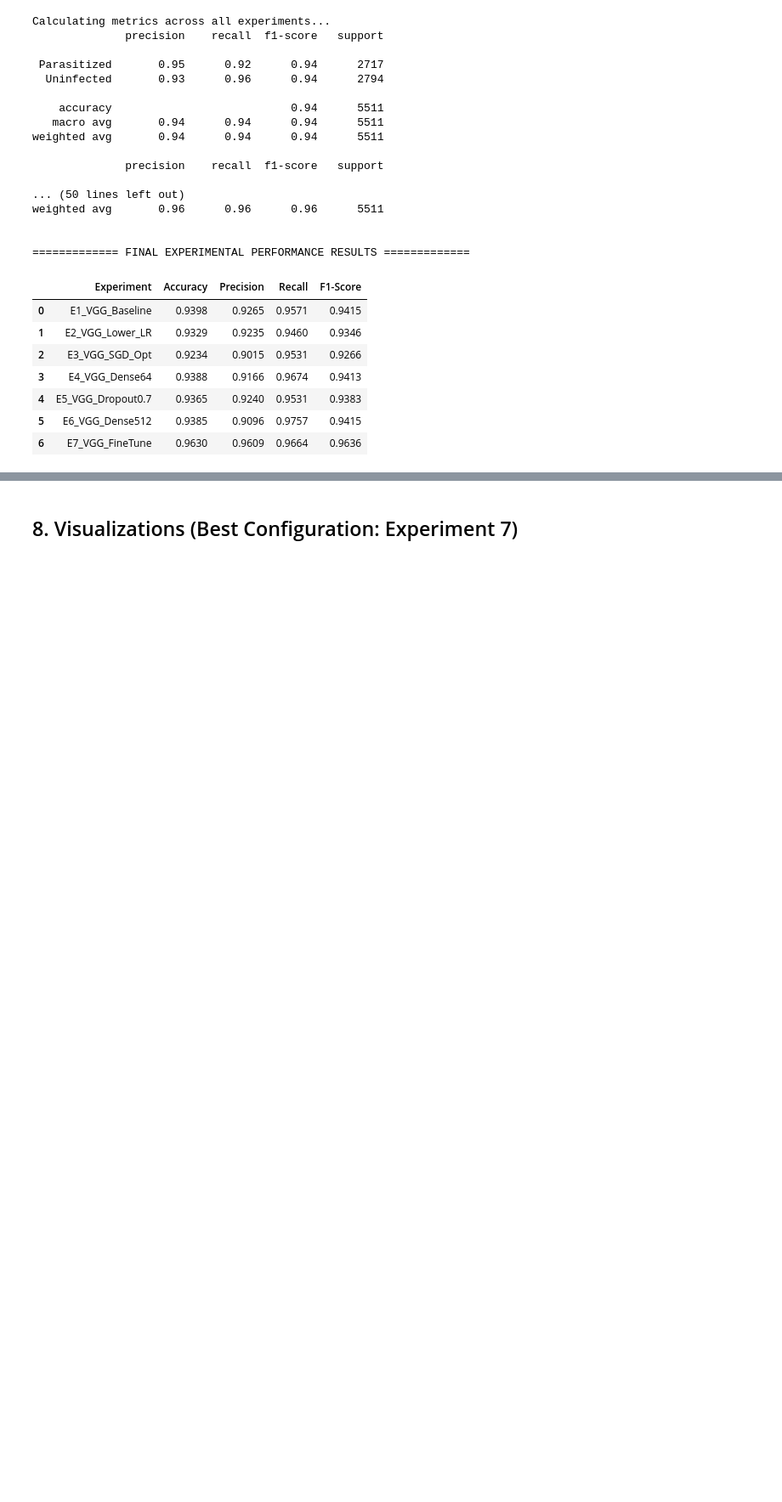
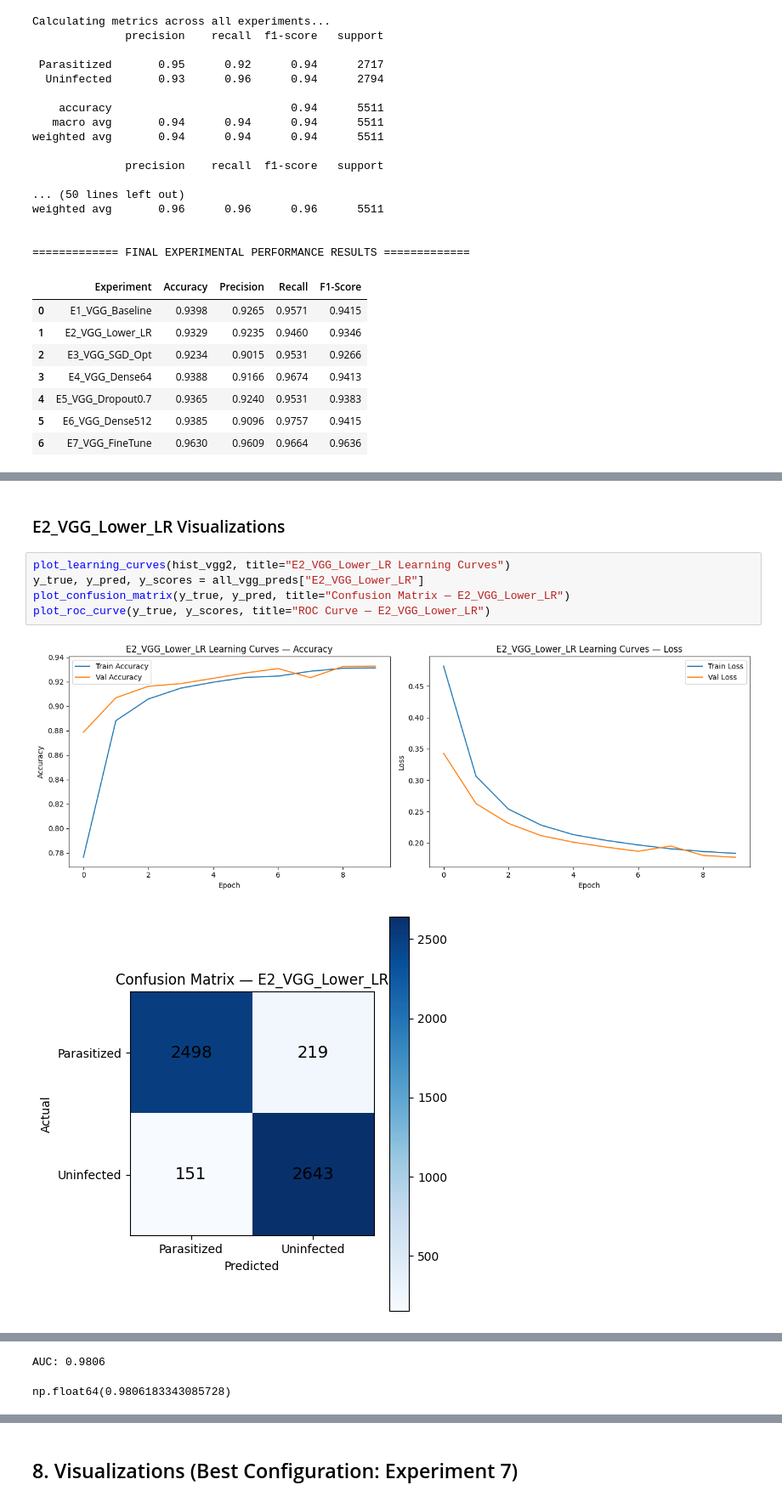
Before and after one commit to Tresorshingiro/Malaria-Diagnosis-CNN-Transfer-Learning, a Jupyter notebook: model3_vgg16.ipynb, the cells around one changed output, grey strips where cells are left out. Shown at 85% size. Drawn from its saved outputs; the diff is of its cells as text; blank space fills up the shorter version.

```diff
--- a/model3_vgg16.ipynb
+++ b/model3_vgg16.ipynb
@@ -449,0 +463,10 @@ weighted avg       0.96      0.96      0.96      5511
+# %% [markdown]
+### E2_VGG_Lower_LR Visualizations
+# %%
+plot_learning_curves(hist_vgg2, title="E2_VGG_Lower_LR Learning Curves")
+y_true, y_pred, y_scores = all_vgg_preds["E2_VGG_Lower_LR"]
+plot_confusion_matrix(y_true, y_pred, title="Confusion Matrix — E2_VGG_Lower_LR")
+plot_roc_curve(y_true, y_scores, title="ROC Curve — E2_VGG_Lower_LR")
+# %% [output]
+[figure, added]
+[figure, added]
@@ -449,0 +474,2 @@ weighted avg       0.96      0.96      0.96      5511
+AUC: 0.9806
+np.float64(0.9806183343085728)
```
Also changed, not shown: parts of 11 cells of this notebook.
